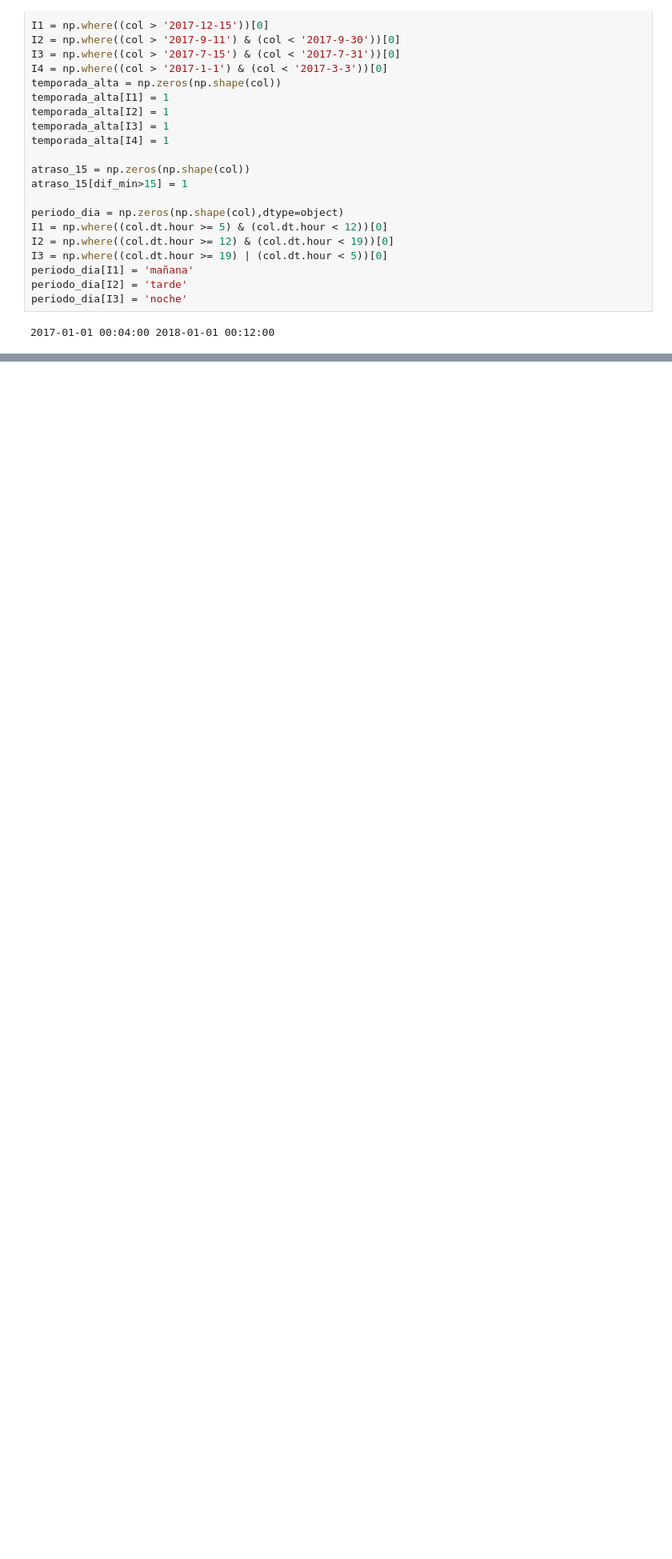
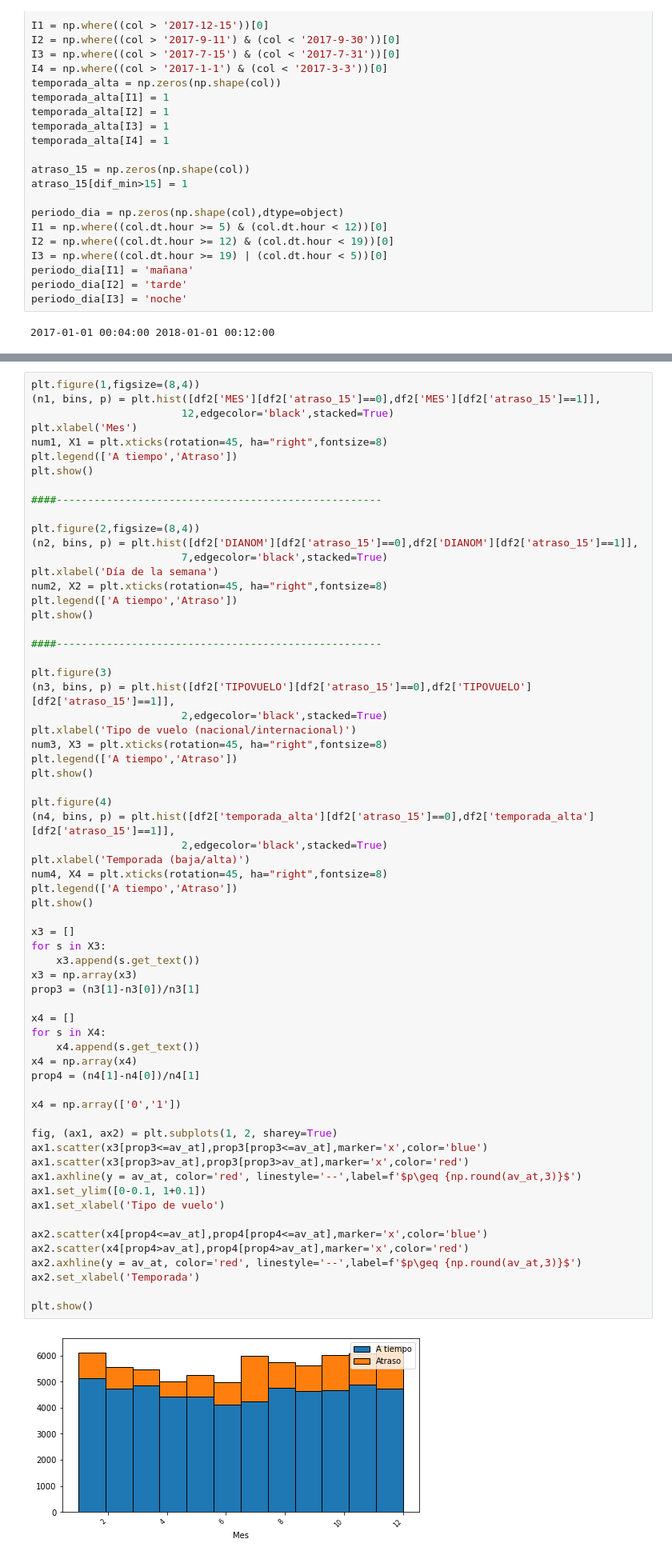
Before and after one commit to detigny/Challenge_DS_LATAM, a Jupyter notebook: solution.ipynb, the cells around one changed output, grey strips where cells are left out. Shown: that part at 80% size. Cells and saved outputs as stored; diff of their text form; blank space fills up the shorter version.

```diff
--- a/solution.ipynb
+++ b/solution.ipynb
@@ -198,0 +293,66 @@ synth.to_csv(r'synthetic_features.csv')
+# %%
+plt.figure(1,figsize=(8,4))
+(n1, bins, p) = plt.hist([df2['MES'][df2['atraso_15']==0],df2['MES'][df2['atraso_15']==1]],
+                        12,edgecolor='black',stacked=True)
+plt.xlabel('Mes')
+num1, X1 = plt.xticks(rotation=45, ha="right",fontsize=8)
+plt.legend(['A tiempo','Atraso'])
+plt.show()
+
+####----------------------------------------------------
+
+plt.figure(2,figsize=(8,4))
+(n2, bins, p) = plt.hist([df2['DIANOM'][df2['atraso_15']==0],df2['DIANOM'][df2['atraso_15']==1]],
+                        7,edgecolor='black',stacked=True)
+plt.xlabel('Día de la semana')
+num2, X2 = plt.xticks(rotation=45, ha="right",fontsize=8)
+plt.legend(['A tiempo','Atraso'])
+plt.show()
+
+####----------------------------------------------------
+
+plt.figure(3)
+(n3, bins, p) = plt.hist([df2['TIPOVUELO'][df2['atraso_15']==0],df2['TIPOVUELO'][df2['atraso_15']==1]],
+                        2,edgecolor='black',stacked=True)
+plt.xlabel('Tipo de vuelo (nacional/internacional)')
+num3, X3 = plt.xticks(rotation=45, ha="right",fontsize=8)
+plt.legend(['A tiempo','Atraso'])
+plt.show()
+
+plt.figure(4)
+(n4, bins, p) = plt.hist([df2['temporada_alta'][df2['atraso_15']==0],df2['temporada_alta'][df2['atraso_15']==1]],
+                        2,edgecolor='black',stacked=True)
+plt.xlabel('Temporada (baja/alta)')
+num4, X4 = plt.xticks(rotation=45, ha="right",fontsize=8)
+plt.legend(['A tiempo','Atraso'])
+plt.show()
+
+x3 = []
+for s in X3:
+    x3.append(s.get_text())
+x3 = np.array(x3)
+prop3 = (n3[1]-n3[0])/n3[1]
+
+x4 = []
+for s in X4:
+    x4.append(s.get_text())
+x4 = np.array(x4)
+prop4 = (n4[1]-n4[0])/n4[1]
+
+x4 = np.array(['0','1'])
+
+fig, (ax1, ax2) = plt.subplots(1, 2, sharey=True)
+ax1.scatter(x3[prop3<=av_at],prop3[prop3<=av_at],marker='x',color='blue')
+ax1.scatter(x3[prop3>av_at],prop3[prop3>av_at],marker='x',color='red')
+ax1.axhline(y = av_at, color='red', linestyle='--',label=f'$p\geq {np.round(av_at,3)}$')
+ax1.set_ylim([0-0.1, 1+0.1])
+ax1.set_xlabel('Tipo de vuelo')
+
+ax2.scatter(x4[prop4<=av_at],prop4[prop4<=av_at],marker='x',color='blue')
+ax2.scatter(x4[prop4>av_at],prop4[prop4>av_at],marker='x',color='red')
+ax2.axhline(y = av_at, color='red', linestyle='--',label=f'$p\geq {np.round(av_at,3)}$')
+ax2.set_xlabel('Temporada')
+
+plt.show()
+# %% [output]
+[figure, added]
```
Also changed, not shown: parts of 14 cells of this notebook, 1 other file.
